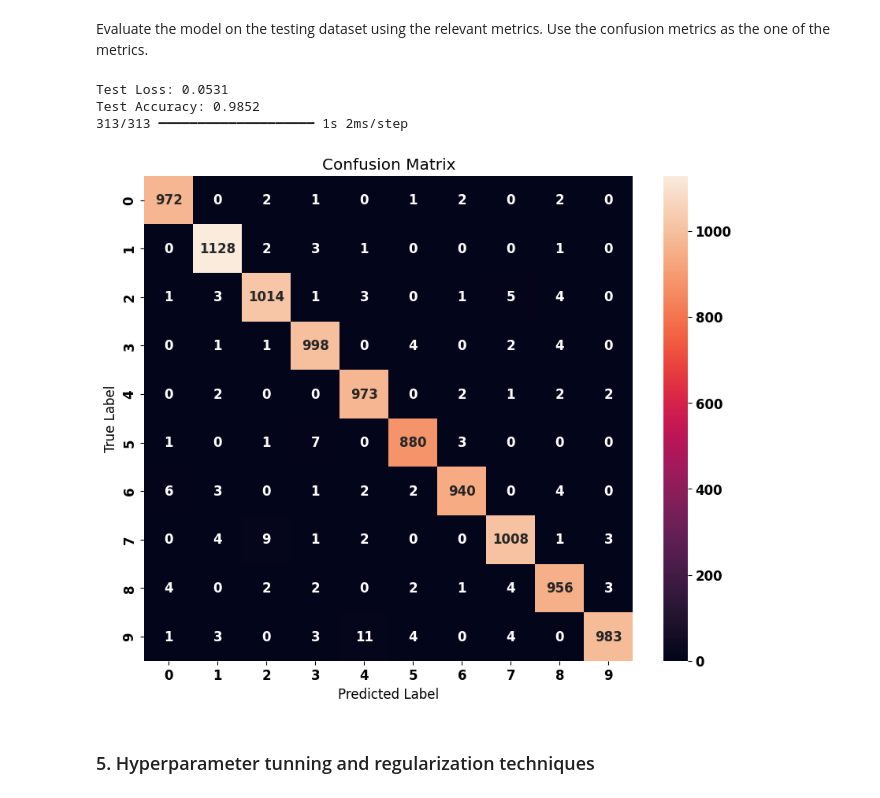
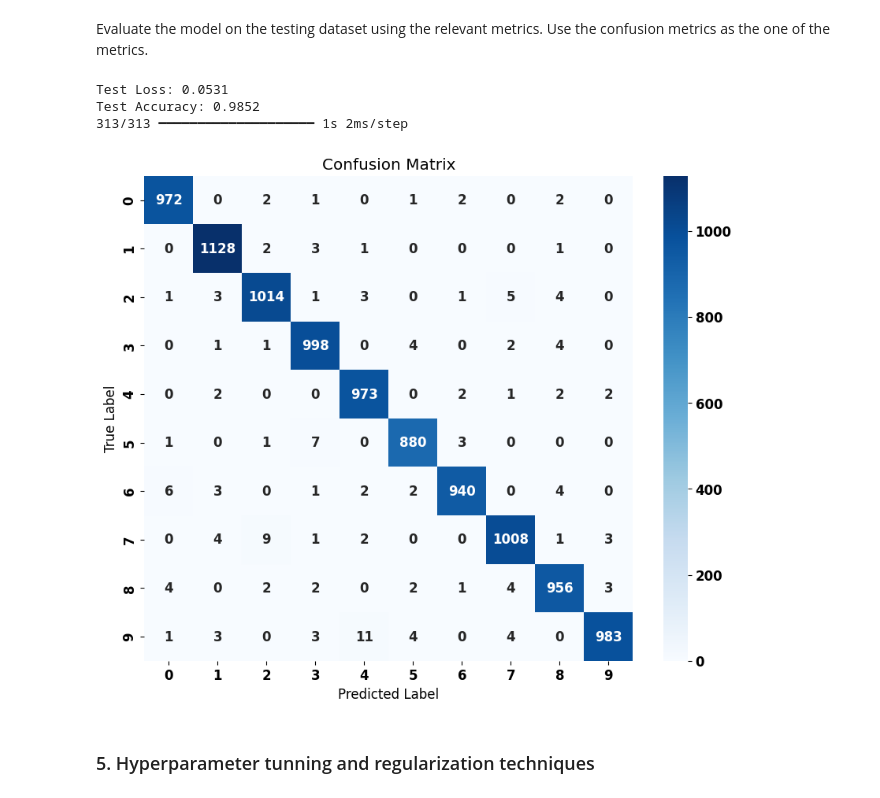
Before and after one commit to janosv246/MPA-MLF, a Jupyter notebook: Lab_07/Ex_07.ipynb, the cells around one changed output. Drawn from its saved outputs; the diff is of its cells as text; code cells hidden in the pictures.

Commit message:
changed cmap color

```diff
--- a/Lab_07/Ex_07.ipynb
+++ b/Lab_07/Ex_07.ipynb
@@ -223,28 +223,28 @@ Evaluate the model on the testing dataset using the relevant metrics. Use the co
 # %%
 ###################################
 # Write your own code here #
 loss, accuracy = model.evaluate(X_test, y_test, verbose=0)
 print(f"Test Loss: {loss:.4f}")
 print(f"Test Accuracy: {accuracy:.4f}")
 
 y_pred_probabilities = model.predict(X_test)
 y_pred = np.argmax(y_pred_probabilities, axis=1)
 y_true = np.argmax(y_test, axis=1)
 
 cm = confusion_matrix(y_true, y_pred)
 
 plt.figure(figsize=(10, 8))
-sns.heatmap(cm, annot=True, fmt='d', xticklabels=range(num_classes), yticklabels=range(num_classes))
+sns.heatmap(cm, annot=True, fmt='d', xticklabels=range(num_classes), yticklabels=range(num_classes), cmap="Blues")
 plt.xlabel('Predicted Label')
 plt.ylabel('True Label')
 plt.title('Confusion Matrix')
 plt.show()
 ###################################
 # %% [output]
 Test Loss: 0.0531
 Test Accuracy: 0.9852
 313/313 ━━━━━━━━━━━━━━━━━━━━ 1s 2ms/step
-[figure, old version]
+[figure, new version]
 # %% [markdown]
 ### 5. Hyperparameter tunning and regularization techniques
 # %% [markdown]
```
